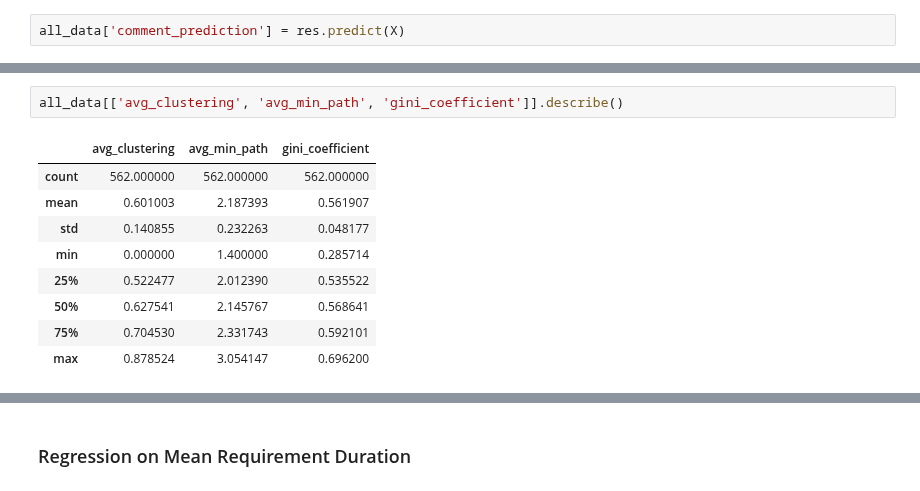
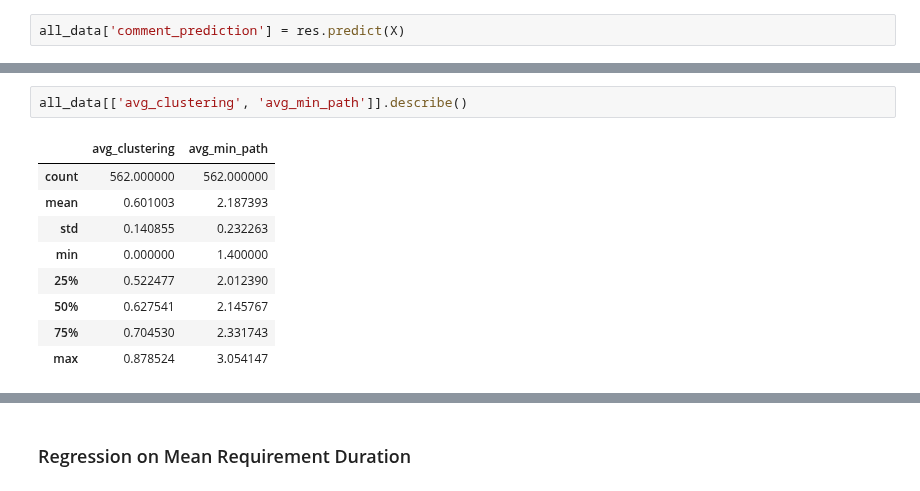
Before and after one commit to MthwRobinson/dissertation-research, a Jupyter notebook: research-notebooks/2-journal-article.ipynb, the cells around one changed output, grey strips where cells are left out. Drawn from its saved outputs; the diff is of its cells as text.

```diff
--- a/research-notebooks/2-journal-article.ipynb
+++ b/research-notebooks/2-journal-article.ipynb
@@ -194,12 +205,12 @@ Text(0.5, 0, 'Crowd Source Percentage')
 # %%
-all_data[['avg_clustering', 'avg_min_path', 'gini_coefficient']].describe()
+all_data[['avg_clustering', 'avg_min_path']].describe()
 # %% [output]
-|  | avg_clustering | avg_min_path | gini_coefficient |
-| count | 562.000000 | 562.000000 | 562.000000 |
-| mean | 0.601003 | 2.187393 | 0.561907 |
-| std | 0.140855 | 0.232263 | 0.048177 |
-| min | 0.000000 | 1.400000 | 0.285714 |
-| 25% | 0.522477 | 2.012390 | 0.535522 |
-| 50% | 0.627541 | 2.145767 | 0.568641 |
-| 75% | 0.704530 | 2.331743 | 0.592101 |
-| max | 0.878524 | 3.054147 | 0.696200 |
+|  | avg_clustering | avg_min_path |
+| count | 562.000000 | 562.000000 |
+| mean | 0.601003 | 2.187393 |
+| std | 0.140855 | 0.232263 |
+| min | 0.000000 | 1.400000 |
+| 25% | 0.522477 | 2.012390 |
+| 50% | 0.627541 | 2.145767 |
+| 75% | 0.704530 | 2.331743 |
+| max | 0.878524 | 3.054147 |
```
Also changed, not shown: parts of 34 cells of this notebook.
